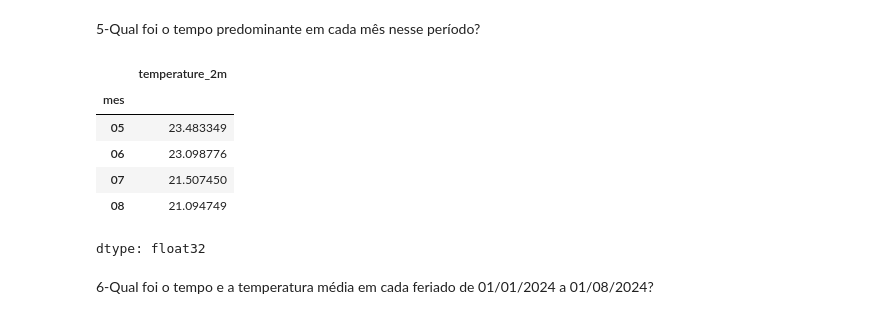
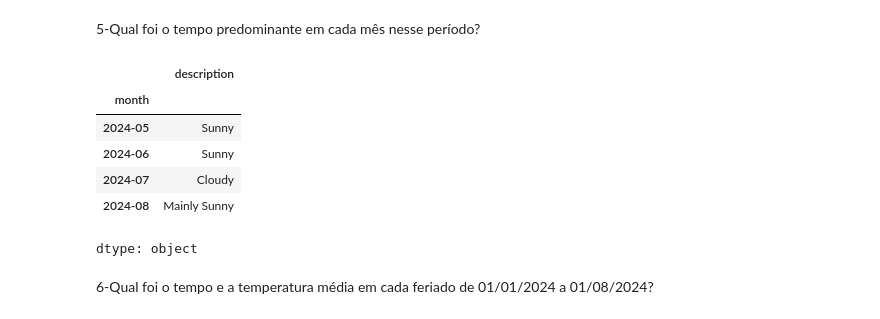
Before and after one commit to Nevesm5/Datario, a Jupyter notebook: analise_api.ipynb, the cells around one changed output. Drawn from its saved outputs; the diff is of its cells as text; code cells hidden in the pictures.

```diff
--- a/analise_api.ipynb
+++ b/analise_api.ipynb
@@ -213,15 +213,15 @@ weather_code[['temperature_2m', 'mes']].groupby('mes').mean()
 # %% [markdown]
 5-Qual foi o tempo predominante em cada mês nesse período?
-# %%
-weather_code[['temperature_2m', 'mes']].groupby('mes')['temperature_2m'].mean()
-# %% [output]
-|  | temperature_2m |
-| mes |  |
-| 05 | 23.483349 |
-| 06 | 23.098776 |
-| 07 | 21.507450 |
-| 08 | 21.094749 |
-dtype: float32
+# %%
+weather_code.groupby(['month'])['description'].agg(pd.Series.mode)
+# %% [output]
+|  | description |
+| month |  |
+| 2024-05 | Sunny |
+| 2024-06 | Sunny |
+| 2024-07 | Cloudy |
+| 2024-08 | Mainly Sunny |
+dtype: object
 # %% [markdown]
 6-Qual foi o tempo e a temperatura média em cada feriado de 01/01/2024 a 01/08/2024?
 # %%
```
Also changed, not shown: parts of 4 cells of this notebook.
